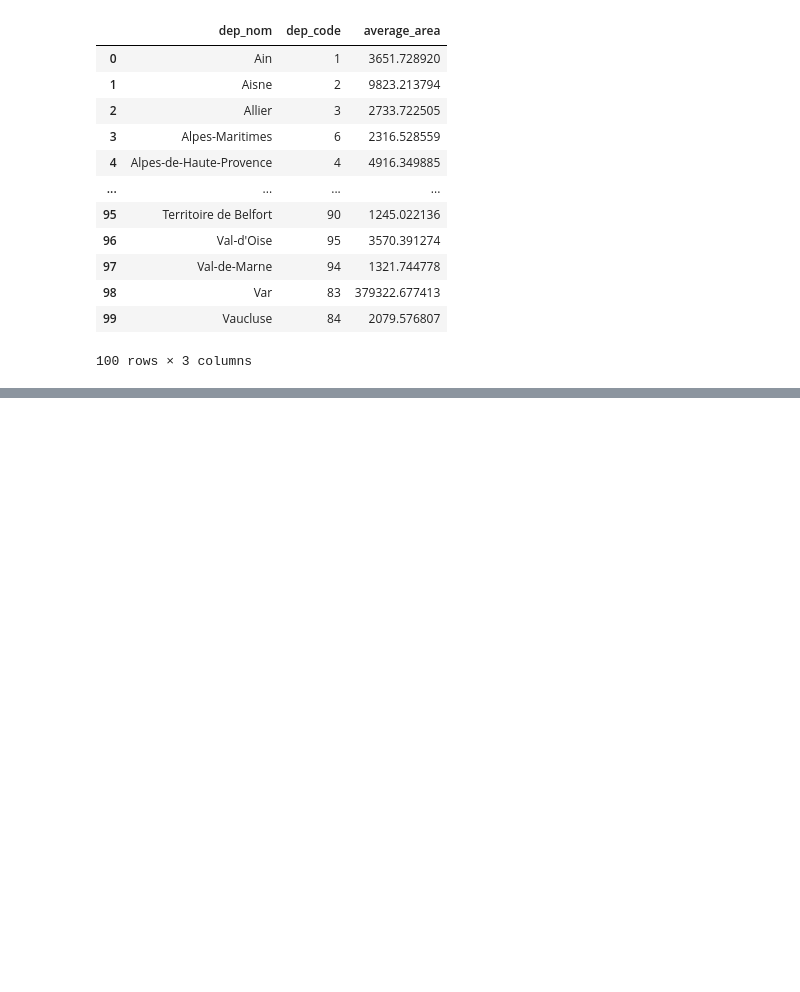
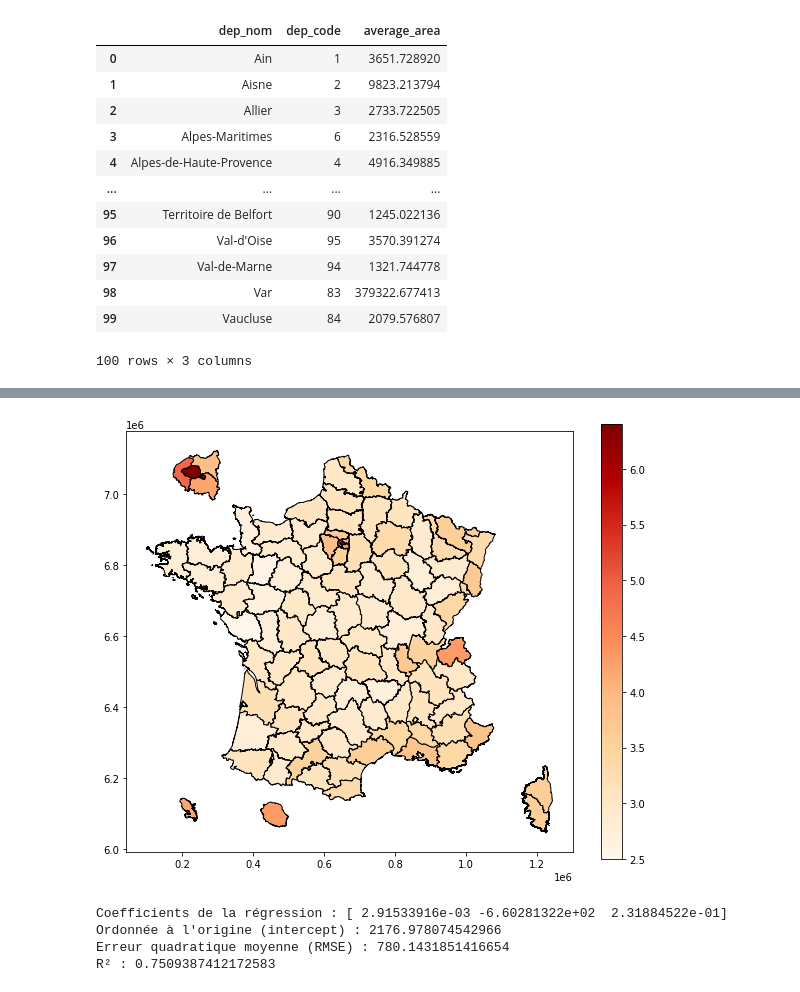
Before and after one commit to cyprienmathe/Python-data-science, a Jupyter notebook: Plots cyprien.ipynb, the cells around one changed output, grey strips where cells are left out. Drawn from its saved outputs; the diff is of its cells as text; code cells hidden in the pictures; blank space fills up the shorter version.

```diff
--- a/Plots cyprien.ipynb
+++ b/Plots cyprien.ipynb
@@ -218,0 +245,50 @@ print(departements.head())
+# %%
+departements_local['Rapport interdecile du niveau de vie (9e déc./1er déc.) 2021'] = departements_local['Rapport interdecile du niveau de vie (9e déc./1er déc.) 2021'].astype(float)
+
+# Rapport interdécile du niveau de vie (sorte de niveau d'inégalité)
+
+ax = departements_local.plot(
+    column='Rapport interdecile du niveau de vie (9e déc./1er déc.) 2021',            # La colonne utilisée pour colorier la carte
+    cmap='OrRd',                  # Palette de couleurs (Orange-Red)
+    legend=True,                  # Afficher une légende
+    figsize=(10, 8),              # Taille de la carte
+    edgecolor='black'             # Couleur des bordures
+)
+# %% [output]
+[figure, added]
+# %%
+from sklearn.linear_model import LinearRegression
+from sklearn.metrics import mean_squared_error
+
+#Faire une régression linéaire
+df = departements_local
+
+# Sélectionner les colonnes pour la régression
+X = df[['POPULATION', 'Rapport interdecile du niveau de vie (9e déc./1er déc.) 2021','AREA']]  # Variables indépendantes
+y = df['COUNT(inst_numero)']            # Variable dépendante
+
+# Initialiser le modèle de régression linéaire
+model = LinearRegression()
+
+# Entraîner le modèle
+model.fit(X, y)
+
+# Faire des prédictions
+y_pred = model.predict(X)
+
+# Afficher les coefficients
+print("Coefficients de la régression :", model.coef_)
+print("Ordonnée à l'origine (intercept) :", model.intercept_)
+
+# Calculer l'erreur quadratique moyenne (RMSE)
+rmse = np.sqrt(mean_squared_error(y, y_pred))
+print("Erreur quadratique moyenne (RMSE) :", rmse)
+
+#Calcul du R²
+r2 = model.score(X, y)
+print(f"R² : {r2}")
+# %% [output]
+Coefficients de la régression : [ 2.91533916e-03 -6.60281322e+02  2.31884522e-01]
+Ordonnée à l'origine (intercept) : 2176.978074542966
+Erreur quadratique moyenne (RMSE) : 780.1431851416654
+R² : 0.7509387412172583
```
Also changed, not shown: parts of 7 cells of this notebook.
